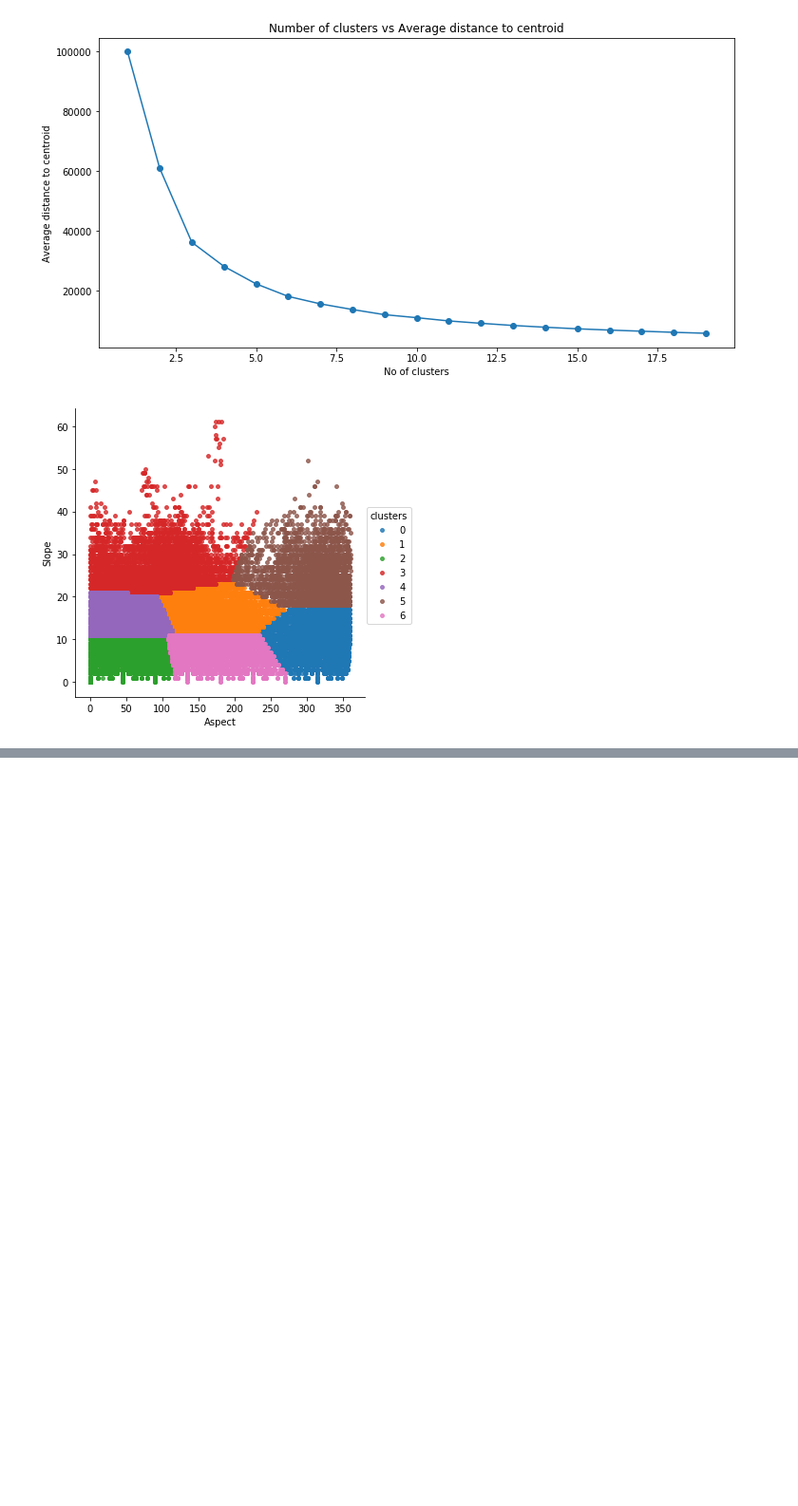
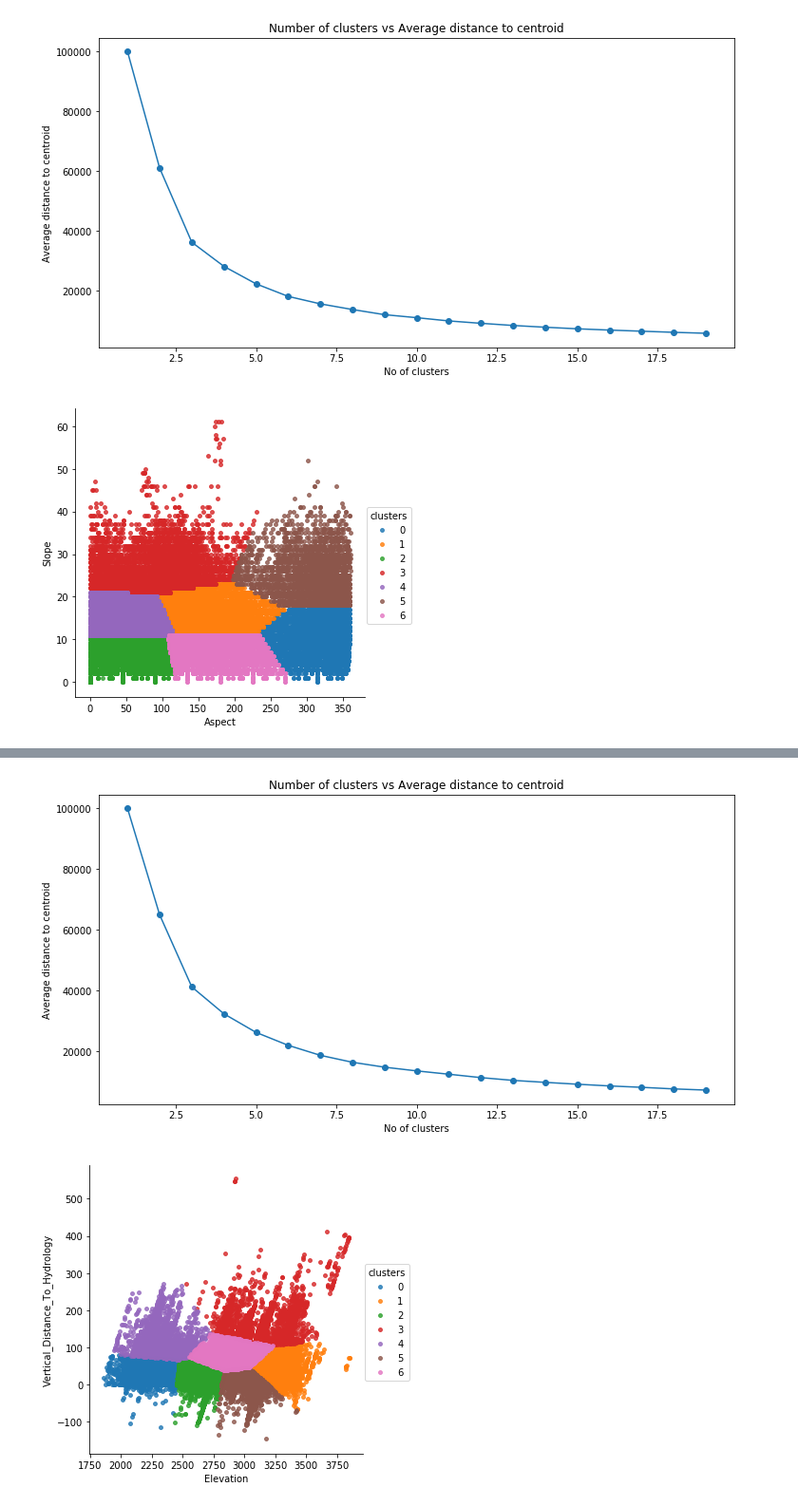
Before and after one commit to rmit-s3598660-Banu-Tennakoon/pds_assignment, a Jupyter notebook: banu - soil data2.ipynb, the cells around one changed output, grey strips where cells are left out. Shown at 95% size. Cells and saved outputs as stored; diff of their text form; code cells hidden in the pictures; blank space fills up the shorter version.

```diff
--- a/banu - soil data2.ipynb
+++ b/banu - soil data2.ipynb
@@ -309,0 +328,76 @@ print (confusion_matrix)
+# %%
+# Elevation & Vertical_Distance_To_Hydrology
+
+df_tr = soil2
+
+current_clmns = []
+
+col1 = 0
+col2 = 4
+
+current_clmns.append(clmns[col1])
+current_clmns.append(clmns[col2])
+
+print (current_clmns)
+
+df_tr_std = stats.zscore(df_tr[current_clmns])
+
+#Elbow curve
+
+cluster_range  = range( 1, 20 )
+cluster_errors = []
+
+for num_clusters in cluster_range:
+  clusters = KMeans( num_clusters )
+  clusters.fit( df_tr_std )
+  cluster_errors.append( clusters.inertia_ )
+
+#Print Elbow curve table
+clusters_df = pd.DataFrame( { "num_clusters":cluster_range, "cluster_errors": cluster_errors } )
+print (clusters_df[0:10])
+
+plt.figure(figsize=(12,6))
+plt.plot( clusters_df.num_clusters, clusters_df.cluster_errors, marker = "o" )
+plt.title("Number of clusters vs Average distance to centroid")
+plt.xlabel('No of clusters')
+plt.ylabel('Average distance to centroid')
+
+# Cluster the data based on best k
+kmeans = KMeans(n_clusters=7, random_state=5).fit(df_tr_std)
+labels = kmeans.labels_
+
+#Glue back to original data
+df_tr['clusters'] = labels
+
+#Add the column into our list
+current_clmns.extend(['clusters'])
+
+#Lets analyze the clusters
+#Find out how many instances in cluster
+#print (df_tr[current_clmns].groupby(['clusters']).mean())
+
+# Plot the graph
+sns.lmplot(current_clmns[0], current_clmns[1],
+       data=df_tr,
+       fit_reg=False,
+       hue="clusters",
+       scatter_kws={"marker": "D",
+                    "s": 15})
+
+# Confusion Matrix Result
+
+model = cluster.KMeans(n_clusters = 7, random_state=5)
+
+fit = model.fit(df_tr_std)
+df_tr["cluster"] = fit.predict(df_tr_std)
+
+#Then, we create the following two columns, to compare the predicted labels with the target labels.
+df_tr["c"] = "count"
+
+# The following line includes three parts: we first select the cluster, target, and c columns. Then, we group them by the cluster and target columns. Finally, we aggregate the rows of the group with a simple count function.
+
+# Print confusion matrix
+clustering_result = df_tr[["cluster", "Cover_Type", "c"]].groupby(["cluster", "Cover_Type"]).agg("count")
+confusion_matrix = (clustering_result.reset_index().pivot_table(index='Cover_Type', columns='cluster', values='c', aggfunc='sum', fill_value=0))
+print (confusion_matrix)
+# %% [output]
@@ -309,0 +421,2 @@ print (confusion_matrix)
+[figure, added]
+[figure, added]
```
Also changed, not shown: parts of 5 cells of this notebook.
